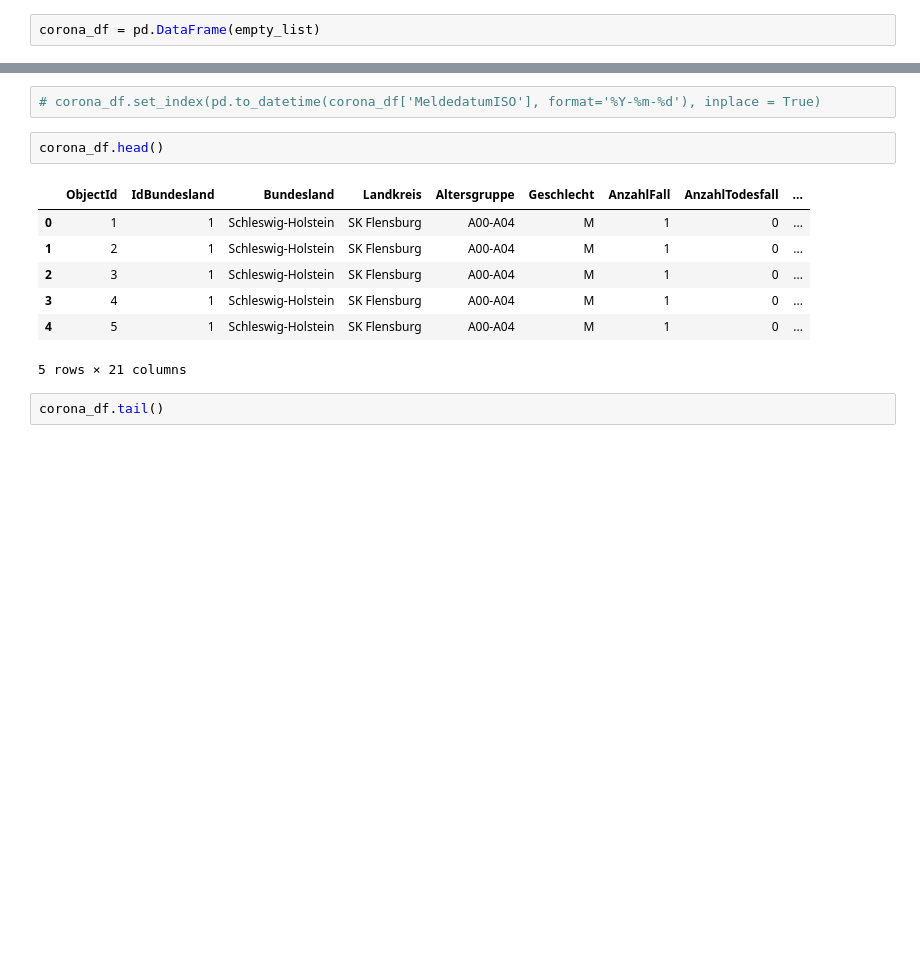
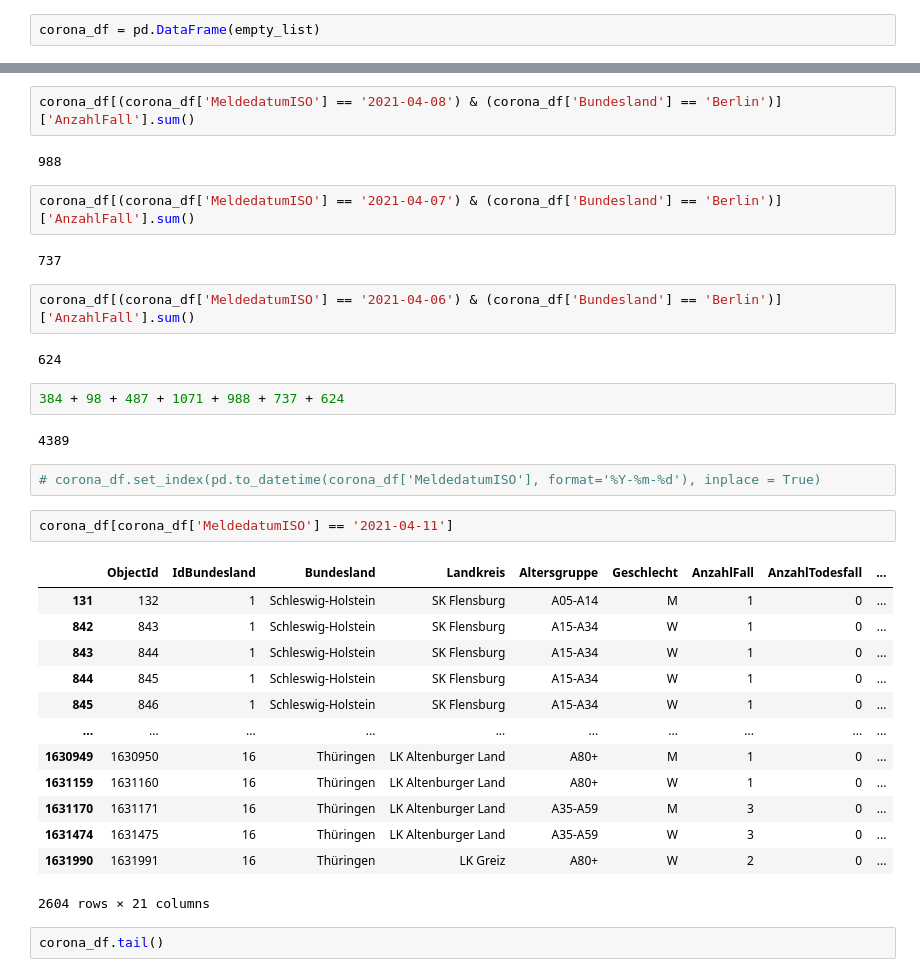
Before and after one commit to gerwolf/webscraping-workshop, a Jupyter notebook: Covid-19/Corona Analysis.ipynb, the cells around one changed output, grey strips where cells are left out. Cells and saved outputs as stored; diff of their text form; blank space fills up the shorter version.

```diff
--- a/Covid-19/Corona Analysis.ipynb
+++ b/Covid-19/Corona Analysis.ipynb
@@ -63,15 +492,37 @@ corona_df = pd.DataFrame(empty_list)
+# %%
+corona_df[(corona_df['MeldedatumISO'] == '2021-04-08') & (corona_df['Bundesland'] == 'Berlin')]['AnzahlFall'].sum()
+# %% [output]
+988
+# %%
+corona_df[(corona_df['MeldedatumISO'] == '2021-04-07') & (corona_df['Bundesland'] == 'Berlin')]['AnzahlFall'].sum()
+# %% [output]
+737
+# %%
+corona_df[(corona_df['MeldedatumISO'] == '2021-04-06') & (corona_df['Bundesland'] == 'Berlin')]['AnzahlFall'].sum()
+# %% [output]
+624
+# %%
+384 + 98 + 487 + 1071 + 988 + 737 + 624
+# %% [output]
+4389
 # %%
 # corona_df.set_index(pd.to_datetime(corona_df['MeldedatumISO'], format='%Y-%m-%d'), inplace = True)
 # %%
-corona_df.head()
+corona_df[corona_df['MeldedatumISO'] == '2021-04-11']
 # %% [output]
 |  | ObjectId | IdBundesland | Bundesland | Landkreis | Altersgruppe | Geschlecht | AnzahlFall | AnzahlTodesfall | ... |
-| 0 | 1 | 1 | Schleswig-Holstein | SK Flensburg | A00-A04 | M | 1 | 0 | ... |
-| 1 | 2 | 1 | Schleswig-Holstein | SK Flensburg | A00-A04 | M | 1 | 0 | ... |
-| 2 | 3 | 1 | Schleswig-Holstein | SK Flensburg | A00-A04 | M | 1 | 0 | ... |
-| 3 | 4 | 1 | Schleswig-Holstein | SK Flensburg | A00-A04 | M | 1 | 0 | ... |
-| 4 | 5 | 1 | Schleswig-Holstein | SK Flensburg | A00-A04 | M | 1 | 0 | ... |
+| 131 | 132 | 1 | Schleswig-Holstein | SK Flensburg | A05-A14 | M | 1 | 0 | ... |
+| 842 | 843 | 1 | Schleswig-Holstein | SK Flensburg | A15-A34 | W | 1 | 0 | ... |
+| 843 | 844 | 1 | Schleswig-Holstein | SK Flensburg | A15-A34 | W | 1 | 0 | ... |
+| 844 | 845 | 1 | Schleswig-Holstein | SK Flensburg | A15-A34 | W | 1 | 0 | ... |
+| 845 | 846 | 1 | Schleswig-Holstein | SK Flensburg | A15-A34 | W | 1 | 0 | ... |
+| ... | ... | ... | ... | ... | ... | ... | ... | ... | ... |
+| 1630949 | 1630950 | 16 | Thüringen | LK Altenburger Land | A80+ | M | 1 | 0 | ... |
+| 1631159 | 1631160 | 16 | Thüringen | LK Altenburger Land | A80+ | W | 1 | 0 | ... |
+| 1631170 | 1631171 | 16 | Thüringen | LK Altenburger Land | A35-A59 | M | 3 | 0 | ... |
+| 1631474 | 1631475 | 16 | Thüringen | LK Altenburger Land | A35-A59 | W | 3 | 0 | ... |
+| 1631990 | 1631991 | 16 | Thüringen | LK Greiz | A80+ | W | 2 | 0 | ... |
-5 rows × 21 columns
+2604 rows × 21 columns
 # %%
 corona_df.tail()
 # %% [output]
```
Also changed, not shown: parts of 70 cells of this notebook, 2 other files.
